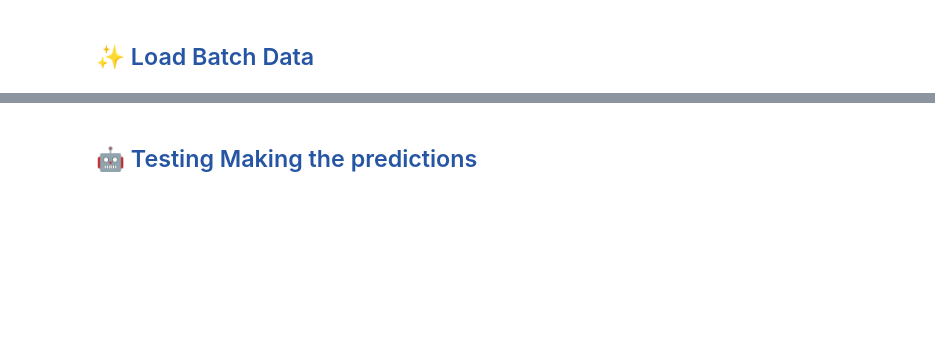
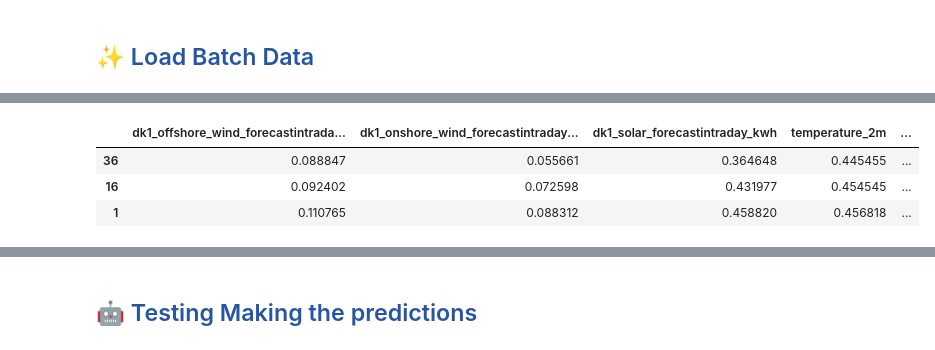
Before and after one commit to Camillahannesbo/BDS_MLOPs_Assignment, a Jupyter notebook: notebooks/4_batch_inference.ipynb, the cells around one changed output, grey strips where cells are left out. Cells and saved outputs as stored; diff of their text form; code cells hidden in the pictures; blank space fills up the shorter version.

```diff
--- a/notebooks/4_batch_inference.ipynb
+++ b/notebooks/4_batch_inference.ipynb
@@ -118,0 +131,11 @@ df.head(3)
+# %%
+# Extract the target variable 'dk1_spotpricedkk_kwh' from the batch data
+y_batch = X_batch.pop('dk1_spotpricedkk_kwh')
+
+# Displaying the first 3 rows of the modified DataFrame
+X_batch.head(3)
+# %% [output]
+|  | dk1_offshore_wind_forecastintrada... | dk1_onshore_wind_forecastintraday... | dk1_solar_forecastintraday_kwh | temperature_2m | ... |
+| 36 | 0.088847 | 0.055661 | 0.364648 | 0.445455 | ... |
+| 16 | 0.092402 | 0.072598 | 0.431977 | 0.454545 | ... |
+| 1 | 0.110765 | 0.088312 | 0.458820 | 0.456818 | ... |
```
Also changed, not shown: parts of 18 cells of this notebook, 8 other files.
